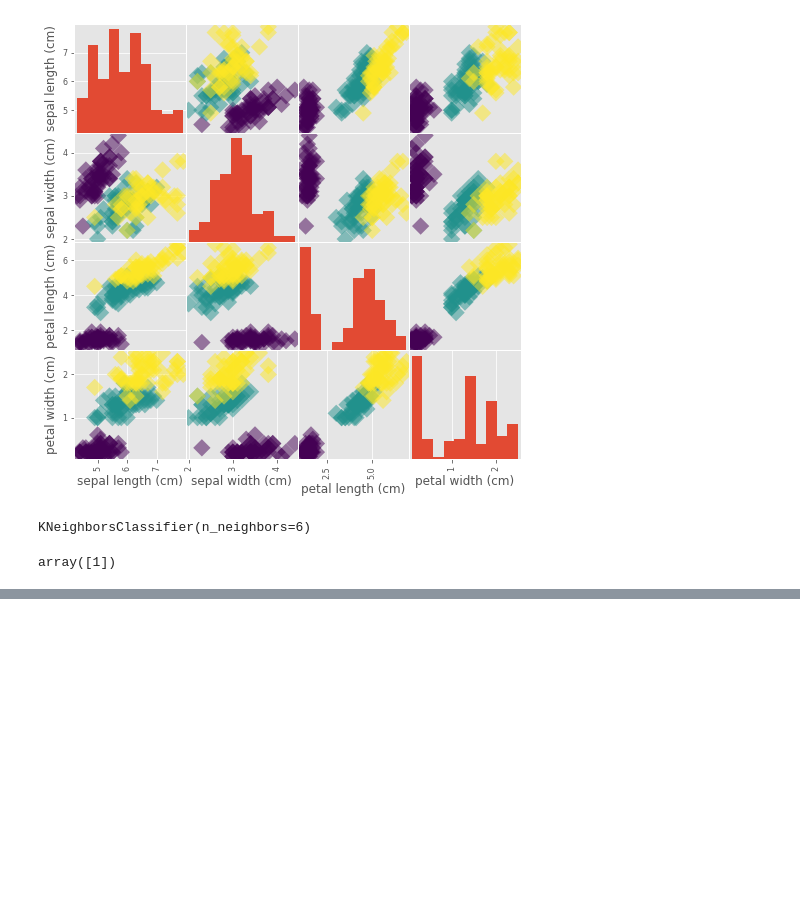
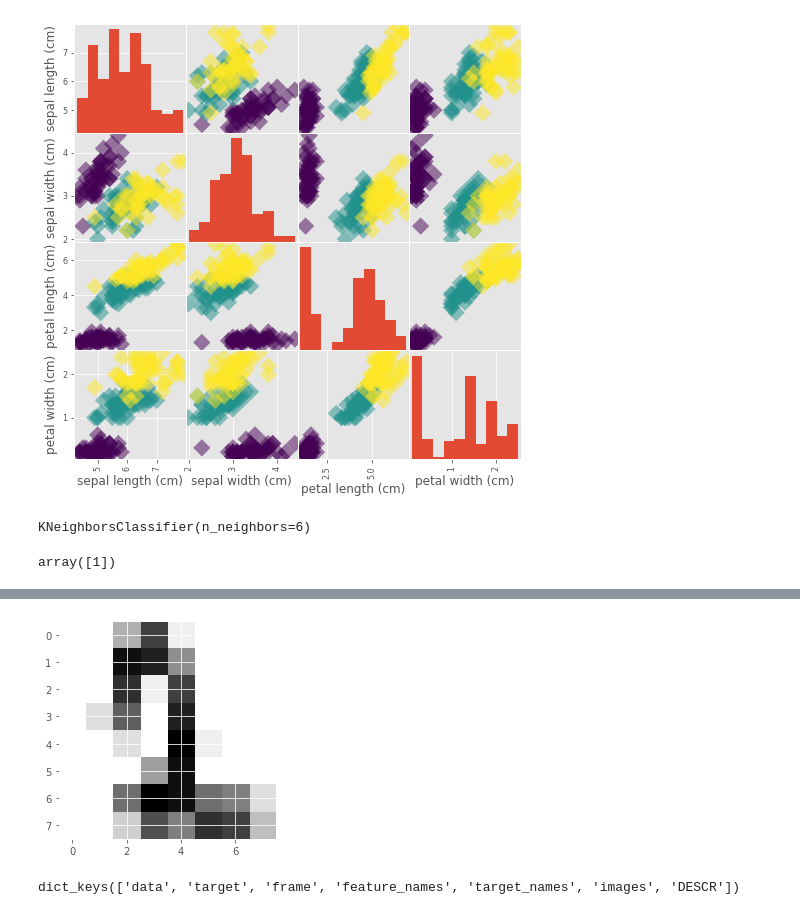
Before and after one commit to AkhilVinayakp/machine_Learning_Algorithms_python, a Jupyter notebook: ml_camp/superwised_ML_eda.ipynb, the cells around one changed output, grey strips where cells are left out. Cells and saved outputs as stored; diff of their text form; code cells hidden in the pictures; blank space fills up the shorter version.

```diff
--- a/ml_camp/superwised_ML_eda.ipynb
+++ b/ml_camp/superwised_ML_eda.ipynb
@@ -98,0 +190,5 @@ x_train,x_test,y_train,y_test = train_test_split(x,y,test_size = 0.3, random_sta
+# %%
+plt.imshow(digits.images[12], cmap=plt.cm.gray_r)
+plt.show()
+# %% [output]
+[figure, added]
@@ -98,0 +202,4 @@ x_train,x_test,y_train,y_test = train_test_split(x,y,test_size = 0.3, random_sta
+# %%
+print(digits.keys())
+# %% [output]
+dict_keys(['data', 'target', 'frame', 'feature_names', 'target_names', 'images', 'DESCR'])
```
Also changed, not shown: parts of 30 cells of this notebook.
